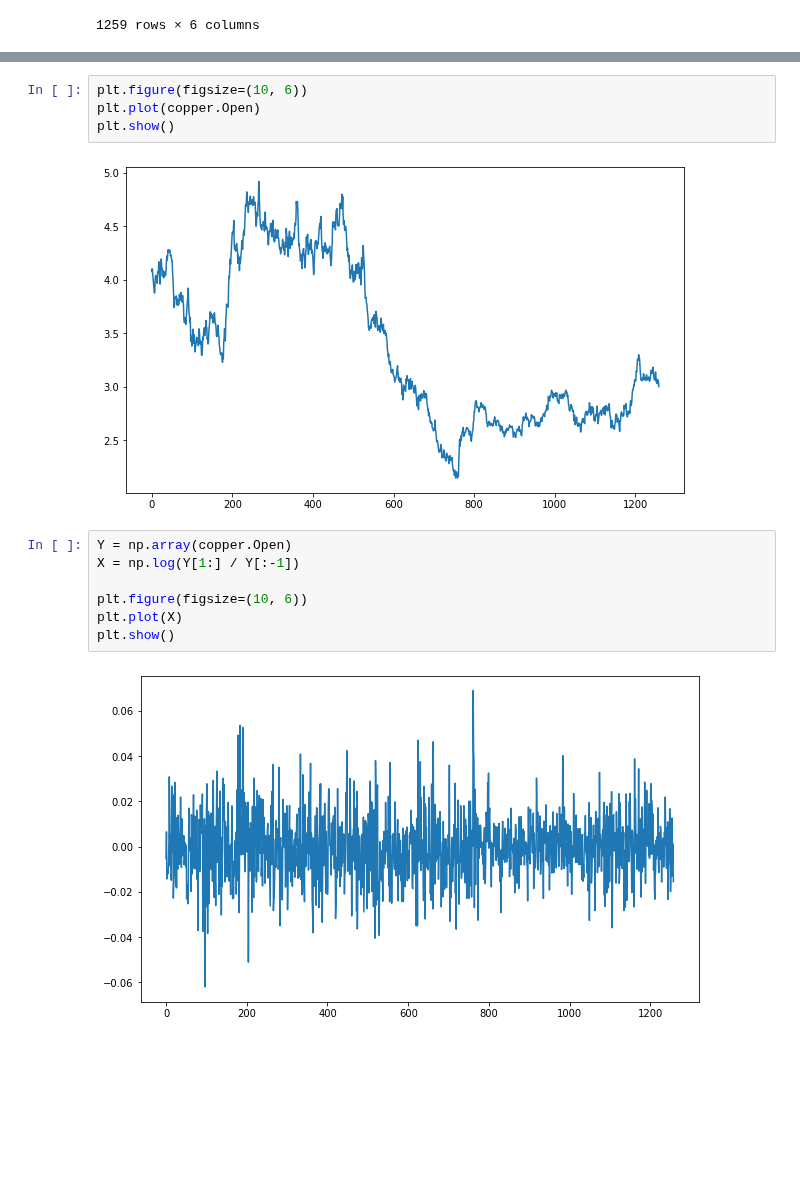
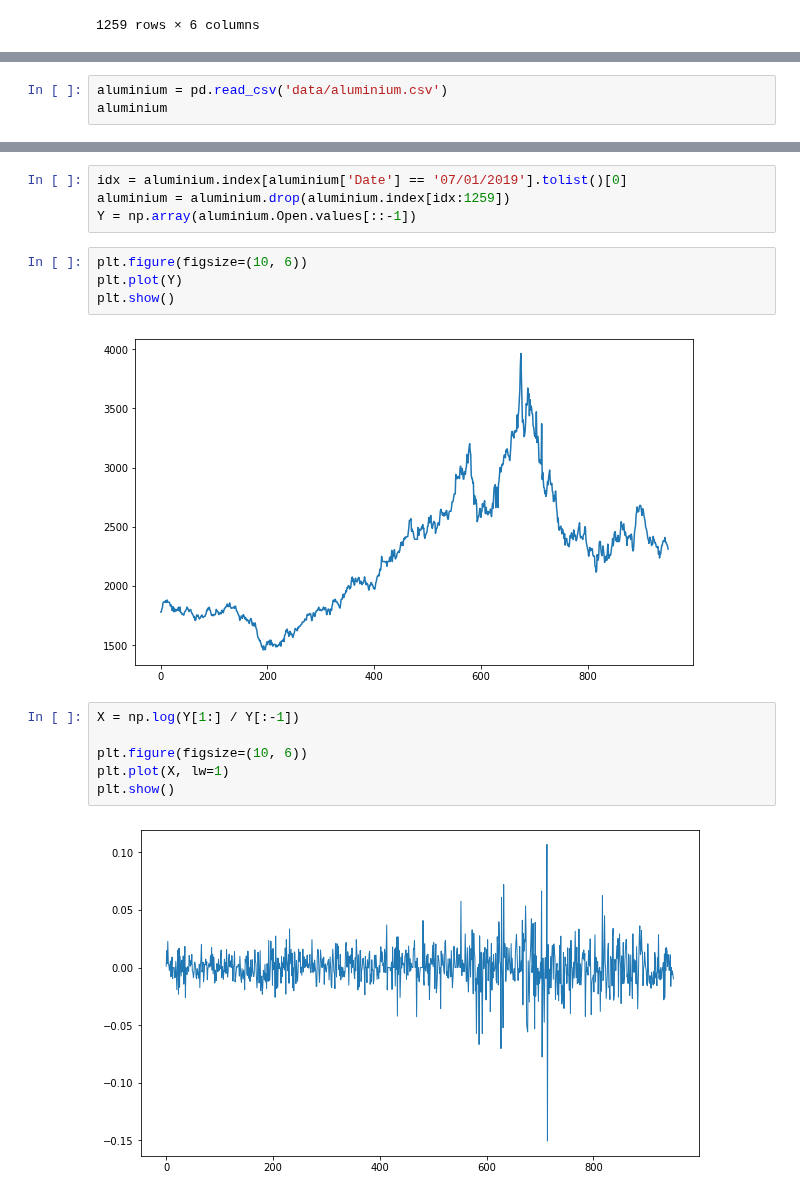
Before and after one commit to Szymex49/NVIDIA_risk_management, a Jupyter notebook: Malec_python.ipynb, the cells around one changed output, grey strips where cells are left out. Saved outputs shown, nothing was run; the diff lists cells and outputs as text; blank space fills up the shorter version.

Commit message:
rozkład aluminium

```diff
--- a/Malec_python.ipynb
+++ b/Malec_python.ipynb
@@ -22,0 +61,3 @@ copper
+# %%
+aluminium = pd.read_csv('data/aluminium.csv')
+aluminium
@@ -23,17 +86,20 @@ copper
+# %%
+idx = aluminium.index[aluminium['Date'] == '07/01/2019'].tolist()[0]
+aluminium = aluminium.drop(aluminium.index[idx:1259])
+Y = np.array(aluminium.Open.values[::-1])
 # %%
 plt.figure(figsize=(10, 6))
-plt.plot(copper.Open)
+plt.plot(Y)
 plt.show()
 # %% [output]
-[figure, old version]
+[figure, new version]
 # %%
-Y = np.array(copper.Open)
 X = np.log(Y[1:] / Y[:-1])
 
 plt.figure(figsize=(10, 6))
-plt.plot(X)
+plt.plot(X, lw=1)
 plt.show()
 # %% [output]
-[figure, old version]
+[figure, new version]
 # %%
 plt.figure(figsize=(10, 6))
```
Also changed, not shown: parts of 15 cells of this notebook.
